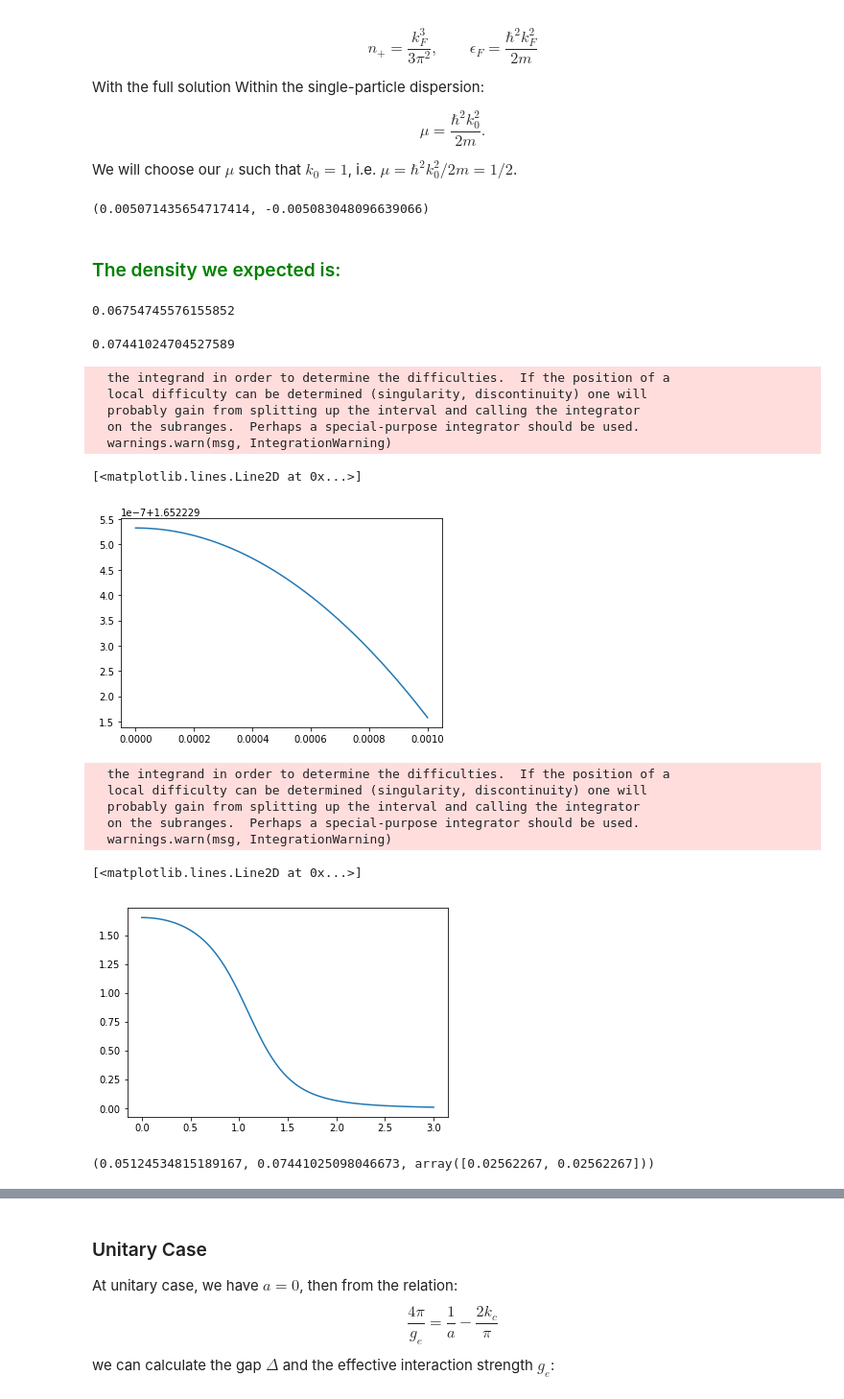
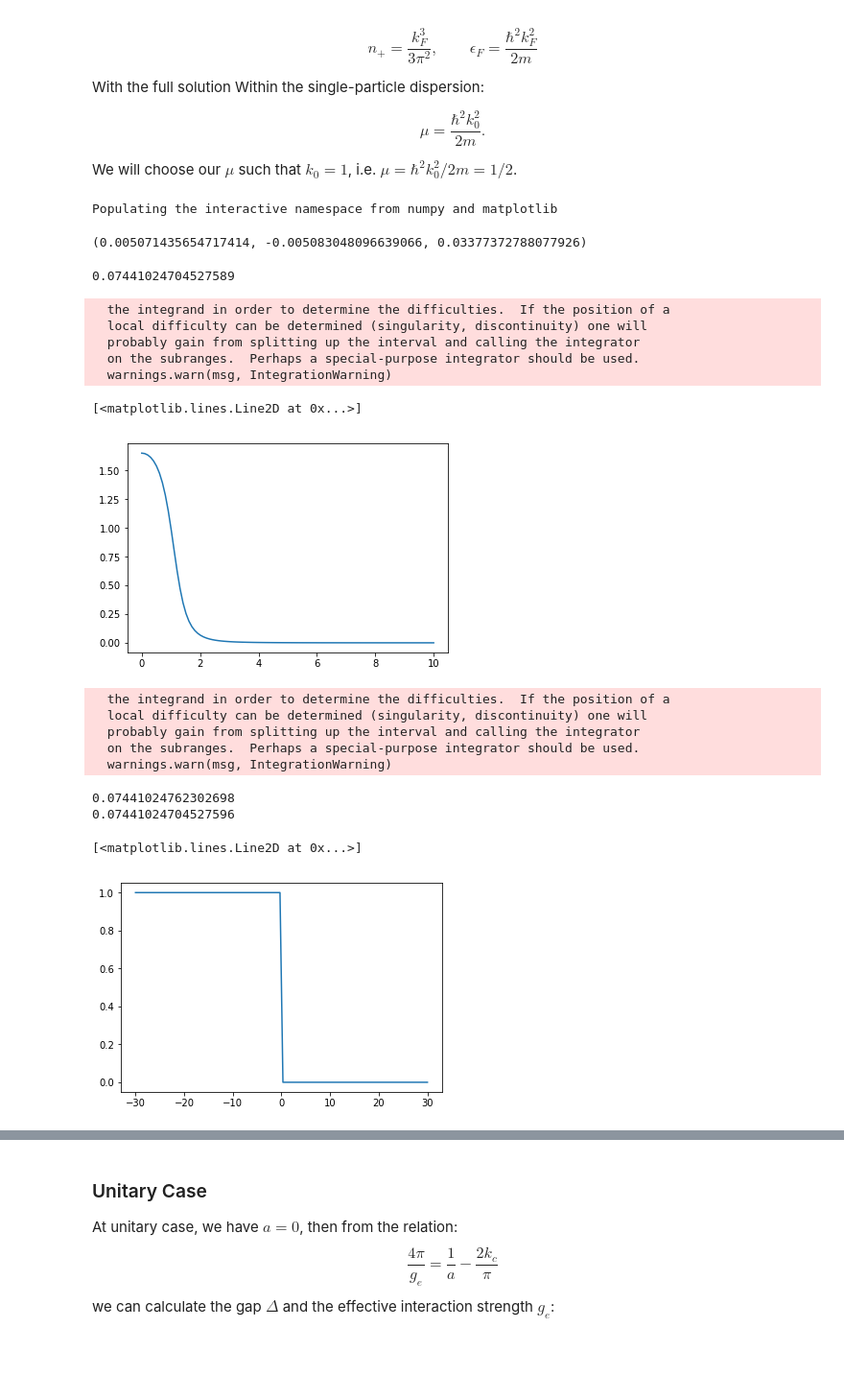
Before and after one commit to Chunde/QuantumFermionicTheory, a Jupyter notebook: quantum-turbulence/bdg-equations-in-1d.ipynb, the cells around one changed output, grey strips where cells are left out. Shown at 96% size. Saved outputs shown, nothing was run; the diff lists cells and outputs as text; code cells hidden in the pictures; blank space fills up the shorter version.

Commit message:
Figure out the code mistake in the cylindrical integration, now things from both cylindrical case and sperical case agree.

```diff
--- a/quantum-turbulence/bdg-equations-in-1d.ipynb
+++ b/quantum-turbulence/bdg-equations-in-1d.ipynb
@@ -537,6 +531,9 @@ $$
 
 We will choose our $\mu$ such that $k_0 = 1$, i.e. $\mu = \hbar^2k_0^2/2m = 1/2$.
 # %%
+%pylab inline --no-import-all
+import homogeneous;reload(homogeneous)
+from homogeneous import get_BCS_v_n_e, Homogeneous3D
 h3 = Homogeneous3D(T=0.0)
 k0 = 1.0
 mu = k0**2/2
@@ -547,50 +544,47 @@ mus_eff = (mu,)*2
 delta = 1.16220056*mus_eff[0]
 k_c = 10.0
 Lambda = h3.get_inverse_scattering_length(mus_eff=mus_eff, delta=delta, k_c=k_c)/4/np.pi
-Lambda, -k_c/2/np.pi**2*k0/2/k_c*np.log((k_c+k0)/(k_c-k0))
+Lambda, -k_c/2/np.pi**2*k0/2/k_c*np.log((k_c+k0)/(k_c-k0)),k0**3/3/np.pi**2
 # %% [output]
-(0.005071435654717414, -0.005083048096639066)
+Populating the interactive namespace from numpy and matplotlib
+(0.005071435654717414, -0.005083048096639066, 0.03377372788077926)
-# %% [markdown]
-### <font color='green'> The density we expected is:</font>
-# %%
-k0**3/3/np.pi**2 * 2
-# %% [output]
-0.06754745576155852
 # %%
 def f(k):
     ep = k**2/2 - mus_eff[0]
     E = np.sqrt(ep**2 + abs(delta)**2)
     return 1 - ep/E
 
 def integrand(k):
     return k**2/2/np.pi**2*f(k)
 
 import scipy as sp
-ks = np.linspace(0,0.001,100)
+ks = np.linspace(0,10,100)
 print(sp.integrate.quad(integrand, 0, np.inf)[0])
 plt.plot(ks, f(ks))
 # %% [output]
 0.07441024704527589
   the integrand in order to determine the difficulties.  If the position of a
   local difficulty can be determined (singularity, discontinuity) one will
   probably gain from splitting up the interval and calling the integrator
   on the subranges.  Perhaps a special-purpose integrator should be used.
   warnings.warn(msg, IntegrationWarning)
 [<matplotlib.lines.Line2D at 0x...>]
-[figure, old version]
+[figure, new version]
 # %%
-ks = np.linspace(0,3,100)
-v0, ns, mus = h3.get_BCS_v_n_e(mus_eff=mus_eff, delta=delta, k_c=100)
-plt.plot(ks, [h3._n_p(_k, 0) for _k in ks])
+h32 = Homogeneous3D(T=0)
+ks = np.linspace(-30,30,100)
+v0, ns, mus = h32.get_BCS_v_n_e_in_cylindrical(mus_eff=mus_eff, delta=delta, k_c=np.inf)
+print(sum(ns))
+v0, ns, mus = h32.get_BCS_v_n_e_in_spherical(mus_eff=mus_eff, delta=delta, k_c=np.inf)
+print(sum(ns))
+plt.plot(ks, [h32.f(_k) for _k in ks])
 # %% [output]
   the integrand in order to determine the difficulties.  If the position of a
   local difficulty can be determined (singularity, discontinuity) one will
   probably gain from splitting up the interval and calling the integrator
   on the subranges.  Perhaps a special-purpose integrator should be used.
   warnings.warn(msg, IntegrationWarning)
-[<matplotlib.lines.Line2D at 0x...>]
+0.07441024762302698
+0.07441024704527596
+[<matplotlib.lines.Line2D at 0x...>]
-[figure, old version]
+[figure, new version]
-# %%
-sum(ns), n_p,ns
-# %% [output]
-(0.05124534815189167, 0.07441025098046673, array([0.02562267, 0.02562267]))
```
Also changed, not shown: parts of 9 cells of this notebook, 1 other file.
